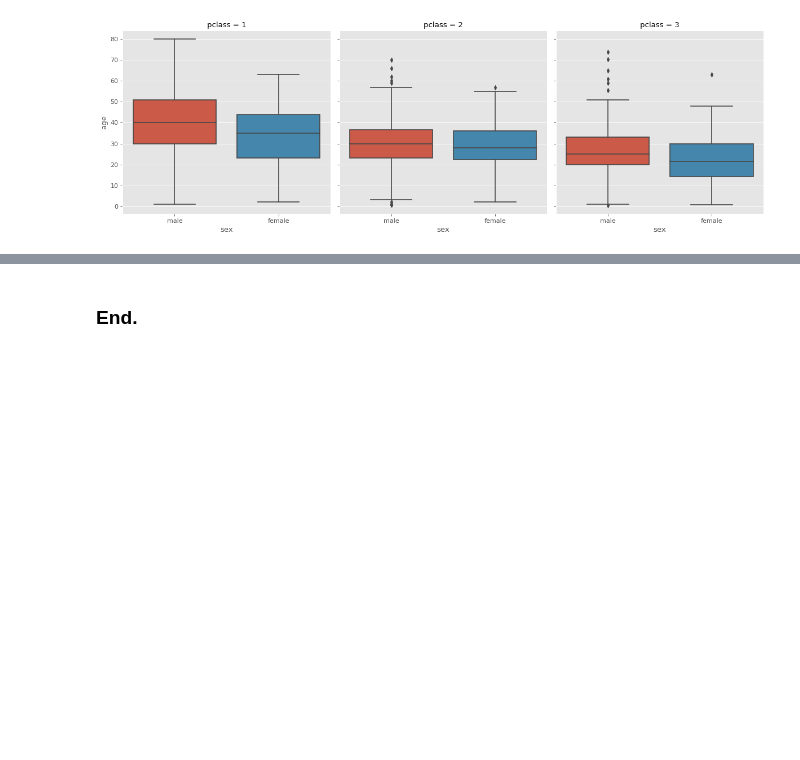
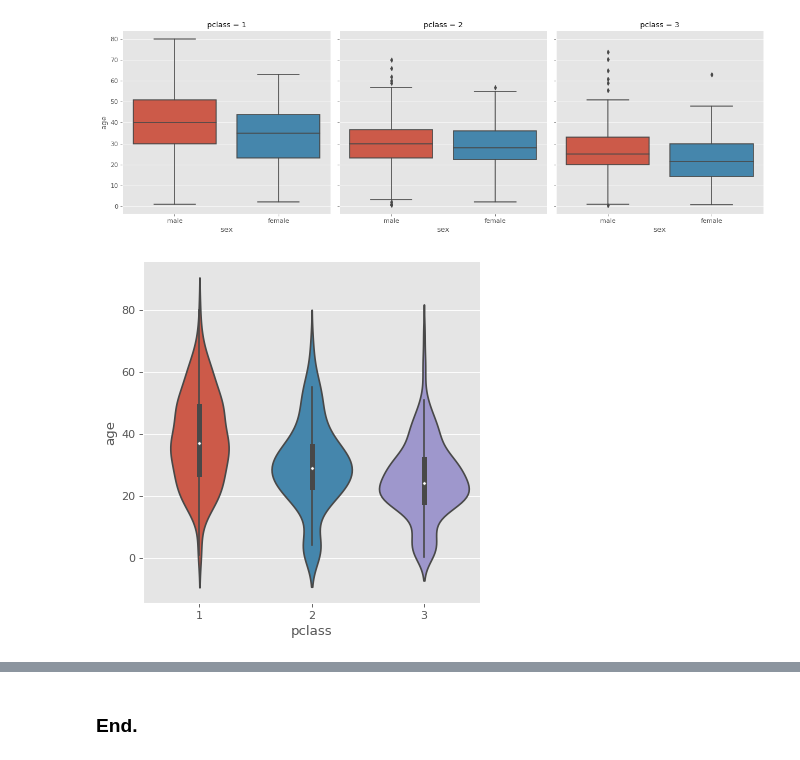
Before and after one commit to caiquemiranda/data-visualization-python, a Jupyter notebook: 10-analysis-visualization-titanic-dataset.ipynb, the cells around one changed output, grey strips where cells are left out. Drawn from its saved outputs; the diff is of its cells as text; code cells hidden in the pictures; blank space fills up the shorter version.

```diff
--- a/10-analysis-visualization-titanic-dataset.ipynb
+++ b/10-analysis-visualization-titanic-dataset.ipynb
@@ -428,3 +428,10 @@ sns.catplot(x= 'sex',
             col= 'pclass');
 # %% [output]
 [figure]
+# %%
+sns.catplot(x= 'pclass',
+            y= 'age',
+            data= titanic,
+            kind= 'violin');
+# %% [output]
+[figure, added]
```
Also changed, not shown: parts of 7 cells of this notebook.
